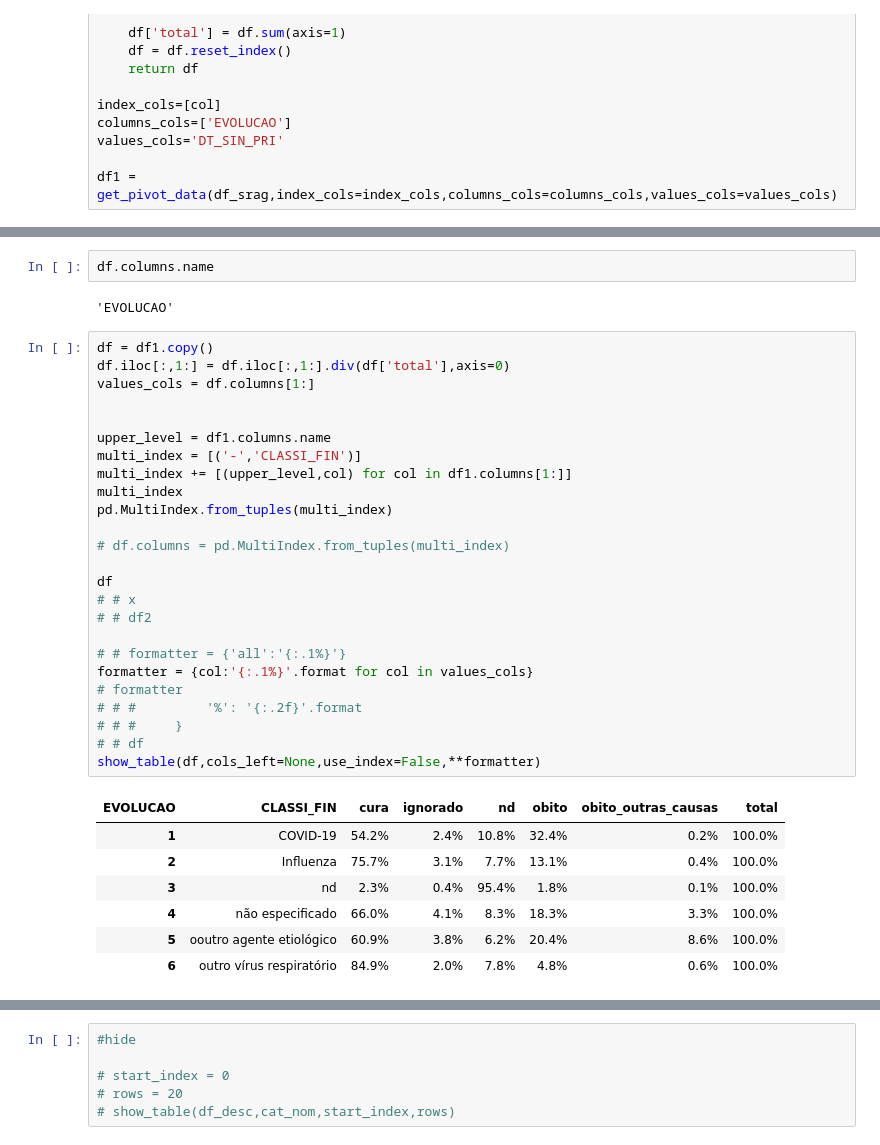
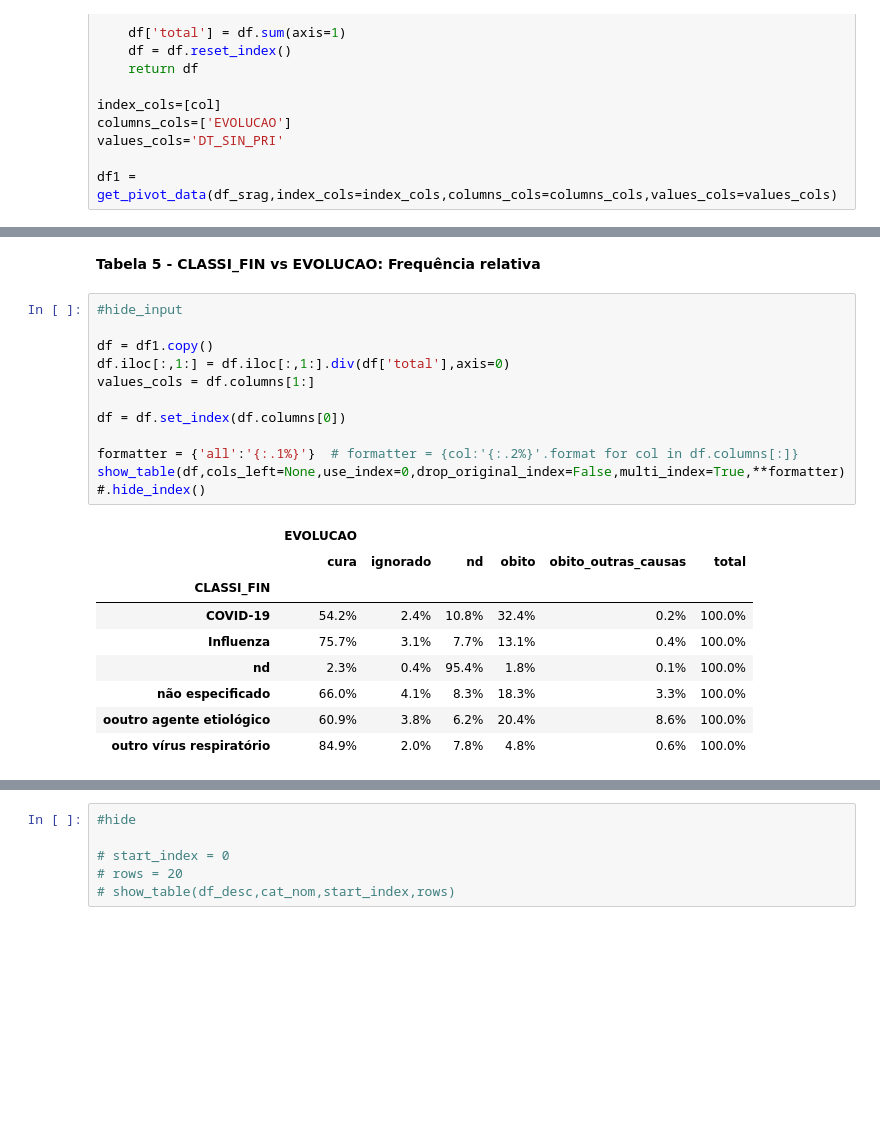
Before and after one commit to victor-marchesini/myfastpage, a Jupyter notebook: _notebooks/2021-06-06-AtividadeFinal-Parte1.ipynb, the cells around one changed output, grey strips where cells are left out. Drawn from its saved outputs; the diff is of its cells as text; blank space fills up the shorter version.

```diff
--- a/_notebooks/2021-06-06-AtividadeFinal-Parte1.ipynb
+++ b/_notebooks/2021-06-06-AtividadeFinal-Parte1.ipynb
@@ -689,40 +660,26 @@ MultiIndex([(       '-',          'CLASSI_FIN'),
-# %%
-df.columns.name
-# %% [output]
-'EVOLUCAO'
+# %% [markdown]
+**Tabela 5 - CLASSI_FIN vs EVOLUCAO: Frequência relativa**
 # %%
+#hide_input
+
 df = df1.copy()
 df.iloc[:,1:] = df.iloc[:,1:].div(df['total'],axis=0)
 values_cols = df.columns[1:]
 
+df = df.set_index(df.columns[0])
 
-upper_level = df1.columns.name
-multi_index = [('-','CLASSI_FIN')]
-multi_index += [(upper_level,col) for col in df1.columns[1:]]
-multi_index
-pd.MultiIndex.from_tuples(multi_index)
-
-# df.columns = pd.MultiIndex.from_tuples(multi_index)
-
-df
-# # x
-# # df2
-
-# # formatter = {'all':'{:.1%}'}
-formatter = {col:'{:.1%}'.format for col in values_cols}
-# formatter
-# # #         '%': '{:.2f}'.format
-# # #     }
-# # df
-show_table(df,cols_left=None,use_index=False,**formatter)
+formatter = {'all':'{:.1%}'}  # formatter = {col:'{:.2%}'.format for col in df.columns[:]}
+show_table(df,cols_left=None,use_index=0,drop_original_index=False,multi_index=True,**formatter)#.hide_index()
 # %% [output]
-| EVOLUCAO | CLASSI_FIN | cura | ignorado | nd | obito | obito_outras_causas | total |
-| 1 | COVID-19 | 54.2% | 2.4% | 10.8% | 32.4% | 0.2% | 100.0% |
-| 2 | Influenza | 75.7% | 3.1% | 7.7% | 13.1% | 0.4% | 100.0% |
-| 3 | nd | 2.3% | 0.4% | 95.4% | 1.8% | 0.1% | 100.0% |
-| 4 | não especificado | 66.0% | 4.1% | 8.3% | 18.3% | 3.3% | 100.0% |
-| 5 | ooutro agente etiológico | 60.9% | 3.8% | 6.2% | 20.4% | 8.6% | 100.0% |
-| 6 | outro vírus respiratório | 84.9% | 2.0% | 7.8% | 4.8% | 0.6% | 100.0% |
+|  | EVOLUCAO |  |  |  |  |  |
+|  | cura | ignorado | nd | obito | obito_outras_causas | total |
+| CLASSI_FIN |  |  |  |  |  |  |
+| COVID-19 | 54.2% | 2.4% | 10.8% | 32.4% | 0.2% | 100.0% |
+| Influenza | 75.7% | 3.1% | 7.7% | 13.1% | 0.4% | 100.0% |
+| nd | 2.3% | 0.4% | 95.4% | 1.8% | 0.1% | 100.0% |
+| não especificado | 66.0% | 4.1% | 8.3% | 18.3% | 3.3% | 100.0% |
+| ooutro agente etiológico | 60.9% | 3.8% | 6.2% | 20.4% | 8.6% | 100.0% |
+| outro vírus respiratório | 84.9% | 2.0% | 7.8% | 4.8% | 0.6% | 100.0% |
 # %%
 #hide
 
```
Also changed, not shown: parts of 10 cells of this notebook.
